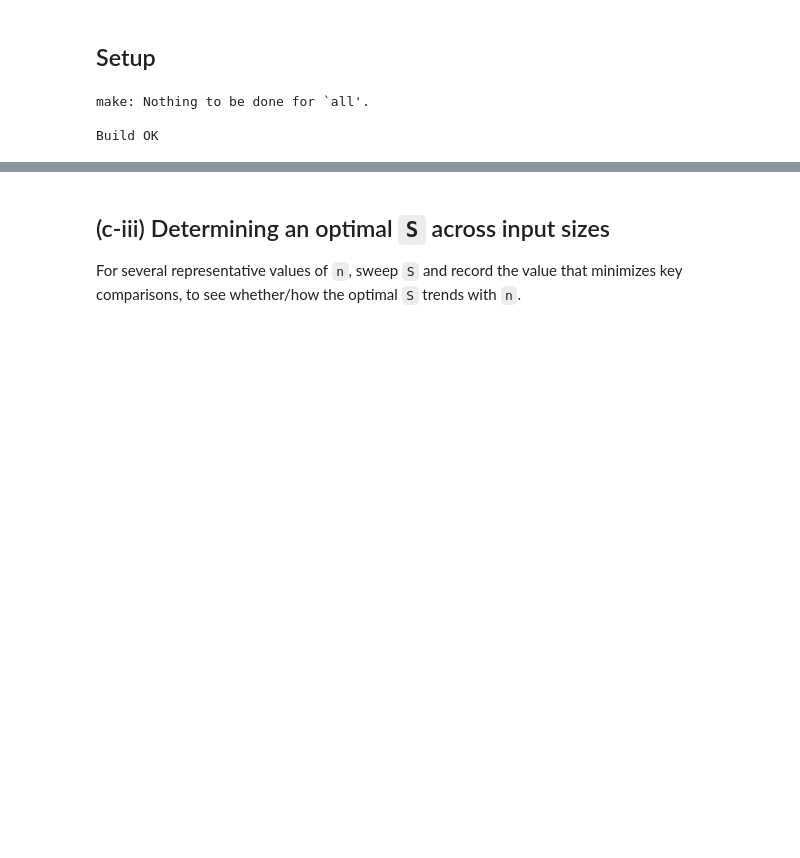
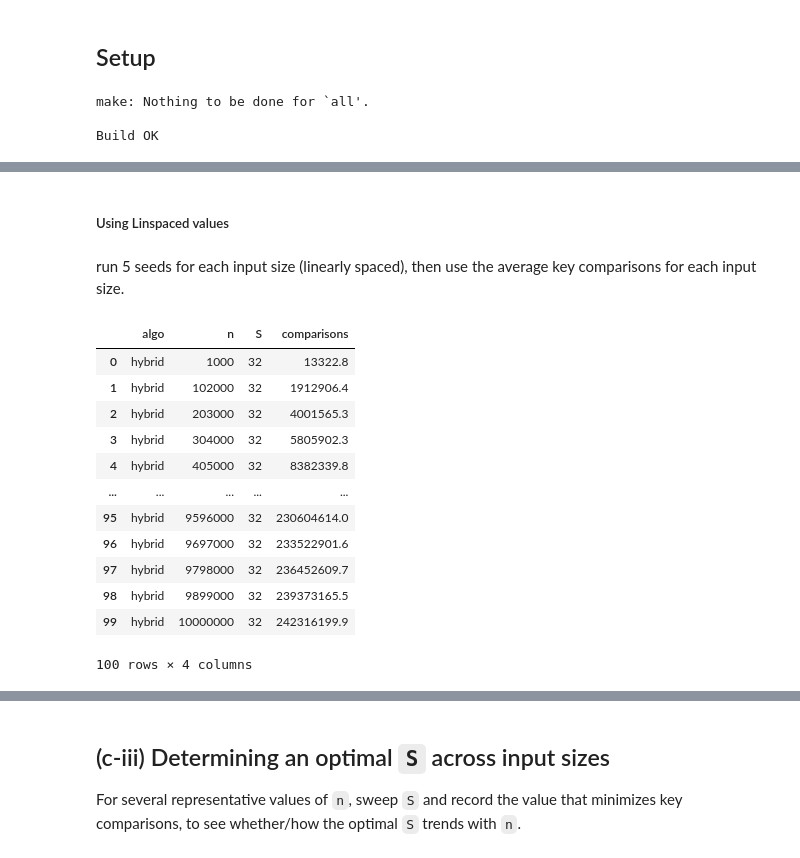
Before and after one commit to wheyy/merge-insertion-hybrid, a Jupyter notebook: analysis.ipynb, the cells around one changed output, grey strips where cells are left out. Drawn from its saved outputs; the diff is of its cells as text; code cells hidden in the pictures; blank space fills up the shorter version.

```diff
--- a/analysis.ipynb
+++ b/analysis.ipynb
@@ -80,0 +91,10 @@ run("hybrid", 1000, 20, seed=1)
+# %%
+# Sampling
+num_points = 100
+n_min, n_max = 1_000, 10_000_000
+
+n_linear = np.linspace(n_min, n_max, num_points).astype(int)
+n_log = np.unique(np.logspace(np.log10(n_min), np.log10(n_max), num_points).astype(int))
+
+print(f"Linear n values: {n_linear}")
+print(f"Log n values: {n_log}")
@@ -94,0 +148,33 @@ closely.
+# %% [markdown]
+##### Using Linspaced values
+# %% [markdown]
+run 5 seeds for each input size (linearly spaced), then use the average key comparisons for each input size.
+# %%
+SEEDS = range(1, 11)  # 10 seeds for each n
+
+rows_ci_linear = []
+for n in n_linear:
+    trials = [run("hybrid", int(n), S_FIXED, seed=seed) for seed in SEEDS]
+    rows_ci_linear.append({
+        "algo": "hybrid",
+        "n": int(n),
+        "S": S_FIXED,
+        "comparisons": float(np.mean([t["comparisons"] for t in trials])),
+    })
+
+df_ci_linear = pd.DataFrame(rows_ci_linear)
+df_ci_linear
+# %% [output]
+|  | algo | n | S | comparisons |
+| 0 | hybrid | 1000 | 32 | 13322.8 |
+| 1 | hybrid | 102000 | 32 | 1912906.4 |
+| 2 | hybrid | 203000 | 32 | 4001565.3 |
+| 3 | hybrid | 304000 | 32 | 5805902.3 |
+| 4 | hybrid | 405000 | 32 | 8382339.8 |
+| ... | ... | ... | ... | ... |
+| 95 | hybrid | 9596000 | 32 | 230604614.0 |
+| 96 | hybrid | 9697000 | 32 | 233522901.6 |
+| 97 | hybrid | 9798000 | 32 | 236452609.7 |
+| 98 | hybrid | 9899000 | 32 | 239373165.5 |
+| 99 | hybrid | 10000000 | 32 | 242316199.9 |
+100 rows × 4 columns
```
Also changed, not shown: parts of 20 cells of this notebook, 3 other files.
